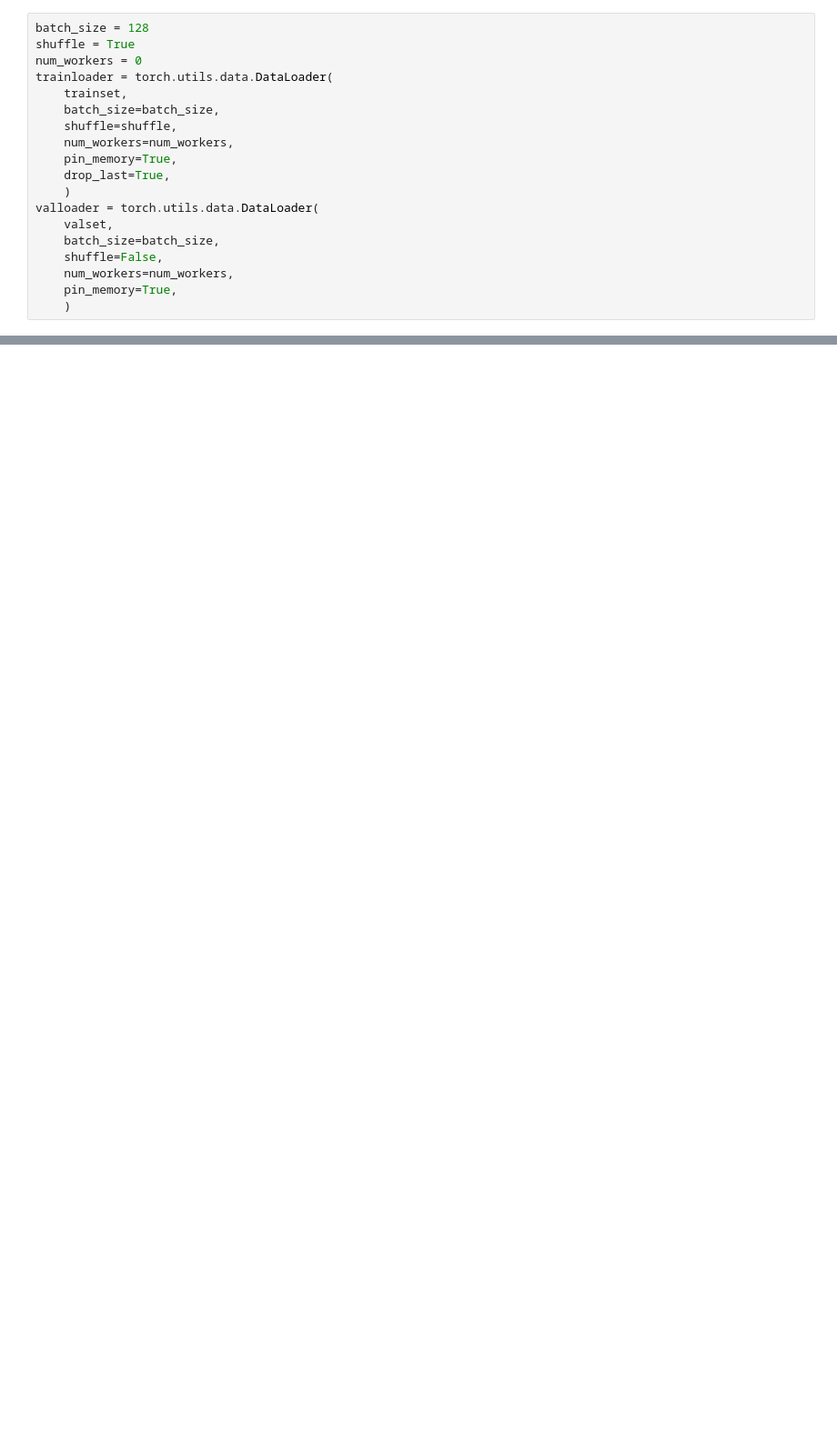
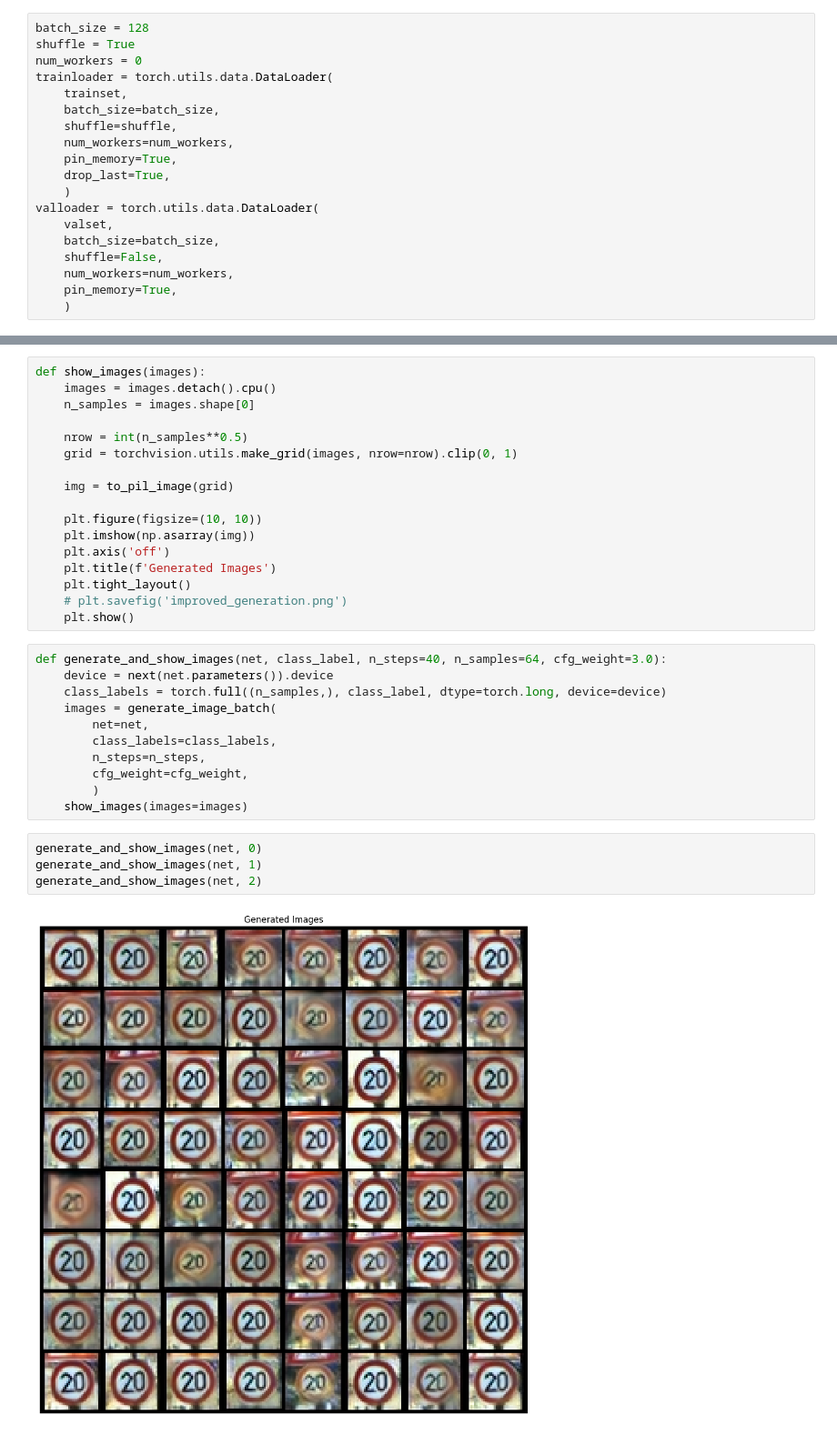
Before and after one commit to SebastianBoteroLeonik/SSNE_miniprojekt4, a Jupyter notebook: sroda_BoteroLeonikSebastian_JedrychAdrian.ipynb, the cells around one changed output, grey strips where cells are left out. Shown at 91% size. Saved outputs shown, nothing was run; the diff lists cells and outputs as text; blank space fills up the shorter version.

```diff
--- a/sroda_BoteroLeonikSebastian_JedrychAdrian.ipynb
+++ b/sroda_BoteroLeonikSebastian_JedrychAdrian.ipynb
@@ -405,0 +412,34 @@ tensor([[[[ 7.5949e-02,  6.5922e-02,  9.6240e-02,  ...,  1.6709e-01,
+# %%
+def show_images(images):
+    images = images.detach().cpu()
+    n_samples = images.shape[0]
+
+    nrow = int(n_samples**0.5)
+    grid = torchvision.utils.make_grid(images, nrow=nrow).clip(0, 1)
+
+    img = to_pil_image(grid)
+
+    plt.figure(figsize=(10, 10))
+    plt.imshow(np.asarray(img))
+    plt.axis('off')
+    plt.title(f'Generated Images')
+    plt.tight_layout()
+    # plt.savefig('improved_generation.png')
+    plt.show()
+# %%
+def generate_and_show_images(net, class_label, n_steps=40, n_samples=64, cfg_weight=3.0):
+    device = next(net.parameters()).device
+    class_labels = torch.full((n_samples,), class_label, dtype=torch.long, device=device)
+    images = generate_image_batch(
+        net=net,
+        class_labels=class_labels,
+        n_steps=n_steps,
+        cfg_weight=cfg_weight,
+        )
+    show_images(images=images)
+# %%
+generate_and_show_images(net, 0)
+generate_and_show_images(net, 1)
+generate_and_show_images(net, 2)
+# %% [output]
+[figure, added]
```
Also changed, not shown: parts of 28 cells of this notebook, 1 other file.
